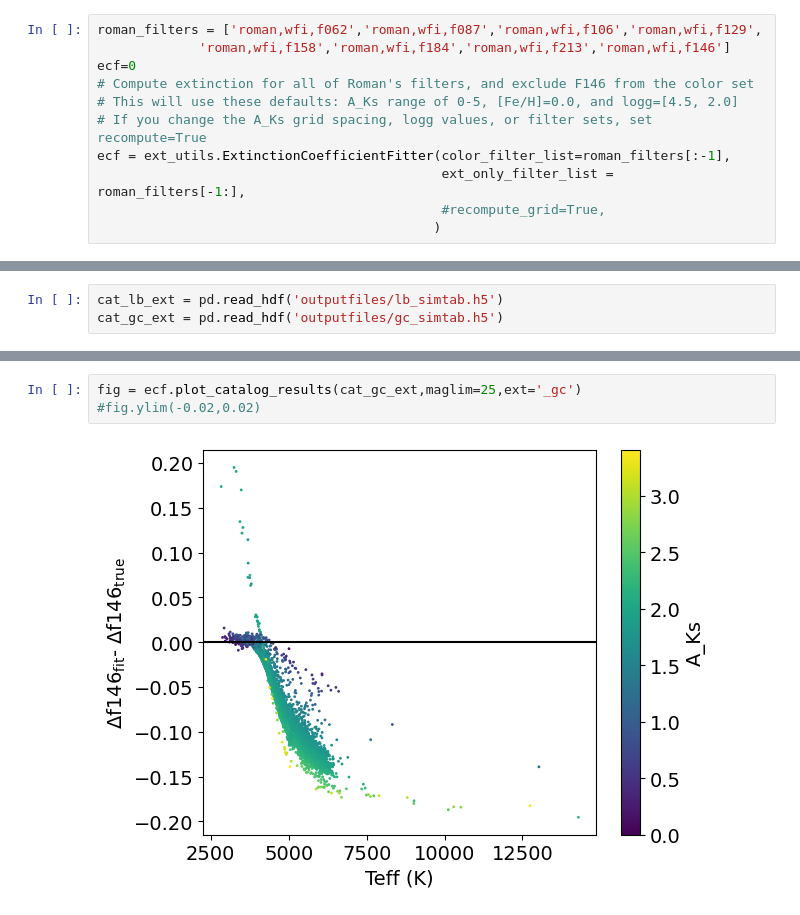
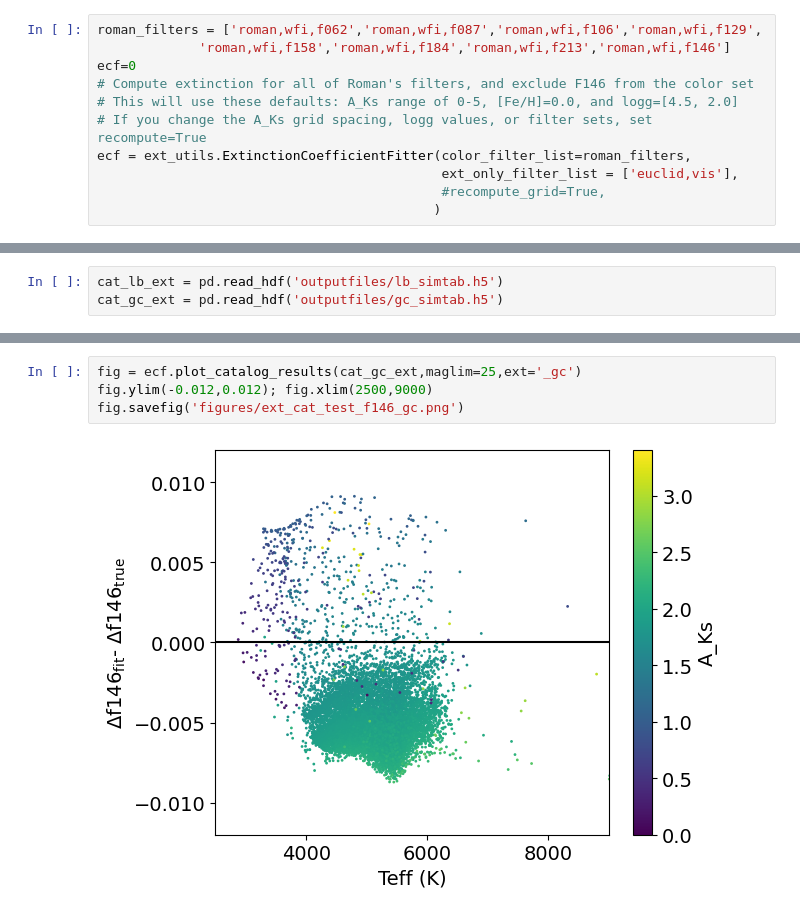
Before and after one commit to hustonm/filter_extinction, a Jupyter notebook: roman_fitting_notebooks/ext_fit_roman_highAKs_abscolors.ipynb, the cells around one changed output, grey strips where cells are left out. Drawn from its saved outputs; the diff is of its cells as text.

Commit message:
clearer plot labeling

```diff
--- a/roman_fitting_notebooks/ext_fit_roman_highAKs_abscolors.ipynb
+++ b/roman_fitting_notebooks/ext_fit_roman_highAKs_abscolors.ipynb
@@ -23,8 +23,8 @@ ecf=0
 # Compute extinction for all of Roman's filters, and exclude F146 from the color set
 # This will use these defaults: A_Ks range of 0-5, [Fe/H]=0.0, and logg=[4.5, 2.0]
 # If you change the A_Ks grid spacing, logg values, or filter sets, set recompute=True
-ecf = ext_utils.ExtinctionCoefficientFitter(color_filter_list=roman_filters[:-1],
-                                            ext_only_filter_list = roman_filters[-1:],
+ecf = ext_utils.ExtinctionCoefficientFitter(color_filter_list=roman_filters,
+                                            ext_only_filter_list = ['euclid,vis'],
                                             #recompute_grid=True,
                                            )
 # %% [output]
@@ -354,5 +374,6 @@ fig = ecf.plot_catalog_results(cat_lb_ext,maglim=25,ext='_lb')
 # %%
 fig = ecf.plot_catalog_results(cat_gc_ext,maglim=25,ext='_gc')
-#fig.ylim(-0.02,0.02)
+fig.ylim(-0.012,0.012); fig.xlim(2500,9000)
+fig.savefig('figures/ext_cat_test_f146_gc.png')
 # %% [output]
-[figure, old version]
+[figure, new version]
```
Also changed, not shown: parts of 25 cells of this notebook, 4 other files.
